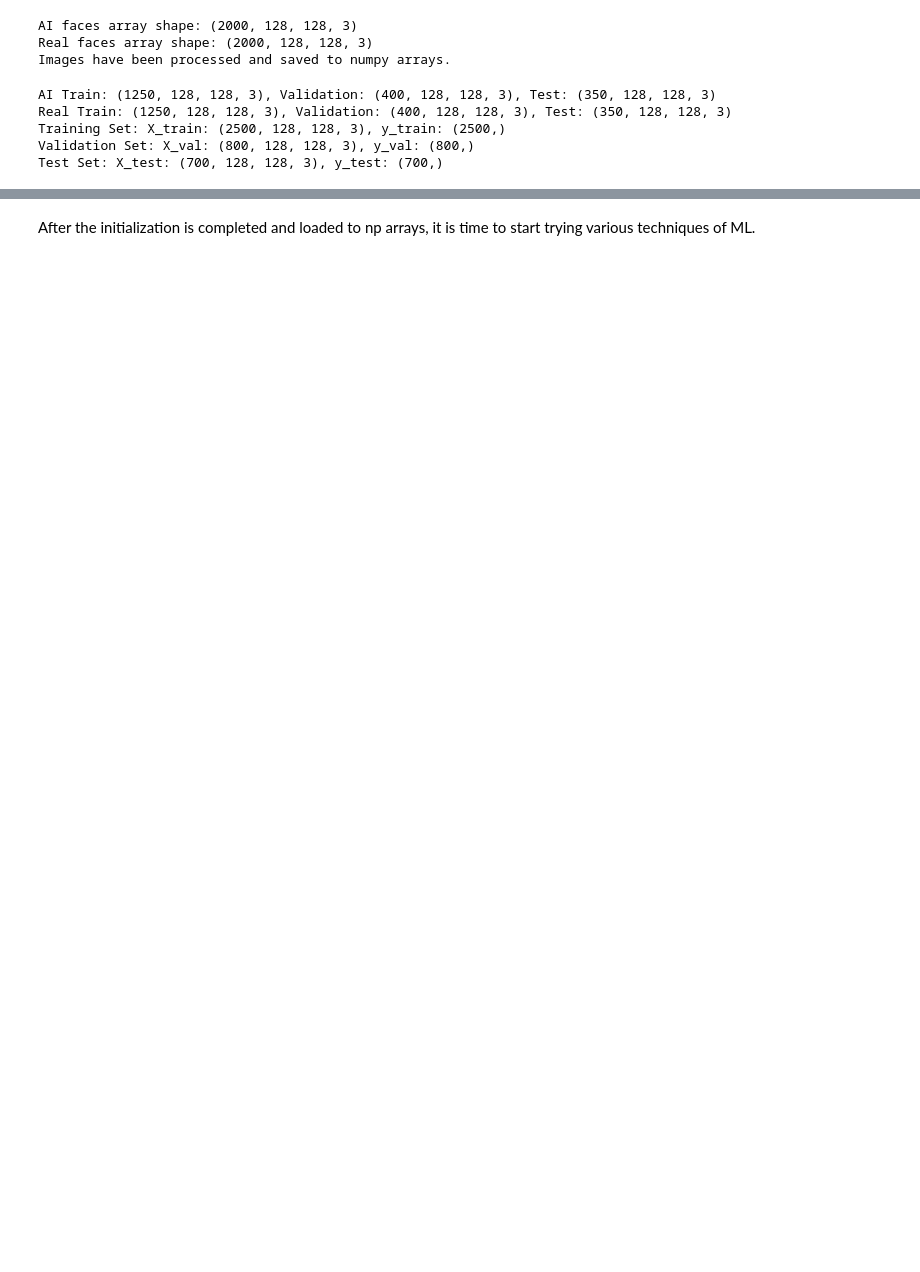
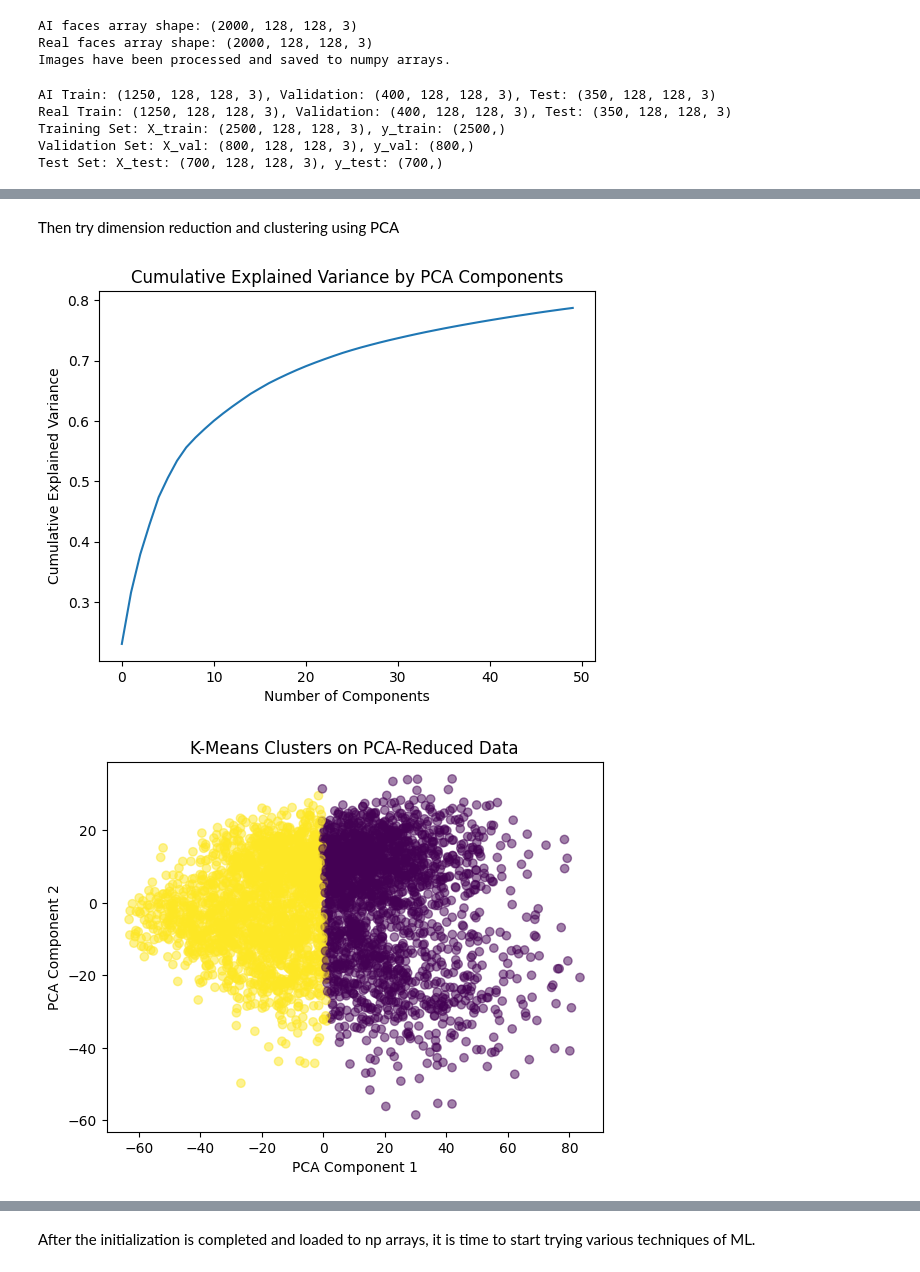
Before and after one commit to Kaiwen-Guo/AI_Face_Picture_Identifier, a Jupyter notebook: AI_Face_identifier.ipynb, the cells around one changed output, grey strips where cells are left out. Saved outputs shown, nothing was run; the diff lists cells and outputs as text; code cells hidden in the pictures; blank space fills up the shorter version.

```diff
--- a/AI_Face_identifier.ipynb
+++ b/AI_Face_identifier.ipynb
@@ -226,0 +281,35 @@ Test Set: X_test: (700, 128, 128, 3), y_test: (700,)
+# %% [markdown]
+Then try dimension reduction and clustering using PCA
+# %%
+from sklearn.decomposition import PCA
+from sklearn.cluster import KMeans
+
+# Flatten images for PCA
+X = np.concatenate((ai_faces, real_faces), axis=0)
+X_flat = X.reshape(X.shape[0], -1)
+
+# Perform PCA
+pca = PCA(n_components=50)  # Adjust n_components as needed
+X_pca = pca.fit_transform(X_flat)
+
+# Explained variance ratio
+plt.plot(np.cumsum(pca.explained_variance_ratio_))
+plt.title("Cumulative Explained Variance by PCA Components")
+plt.xlabel("Number of Components")
+plt.ylabel("Cumulative Explained Variance")
+plt.show()
+
+
+# K-Means clustering
+kmeans = KMeans(n_clusters=2, random_state=42)
+clusters = kmeans.fit_predict(X_pca[:, :2])  # Use first 2 PCA components for visualization
+
+# Visualize clusters
+plt.scatter(X_pca[:, 0], X_pca[:, 1], c=clusters, cmap='viridis', alpha=0.5)
+plt.title("K-Means Clusters on PCA-Reduced Data")
+plt.xlabel("PCA Component 1")
+plt.ylabel("PCA Component 2")
+plt.show()
+# %% [output]
+[figure, added]
+[figure, added]
```
Also changed, not shown: parts of 19 cells of this notebook.
